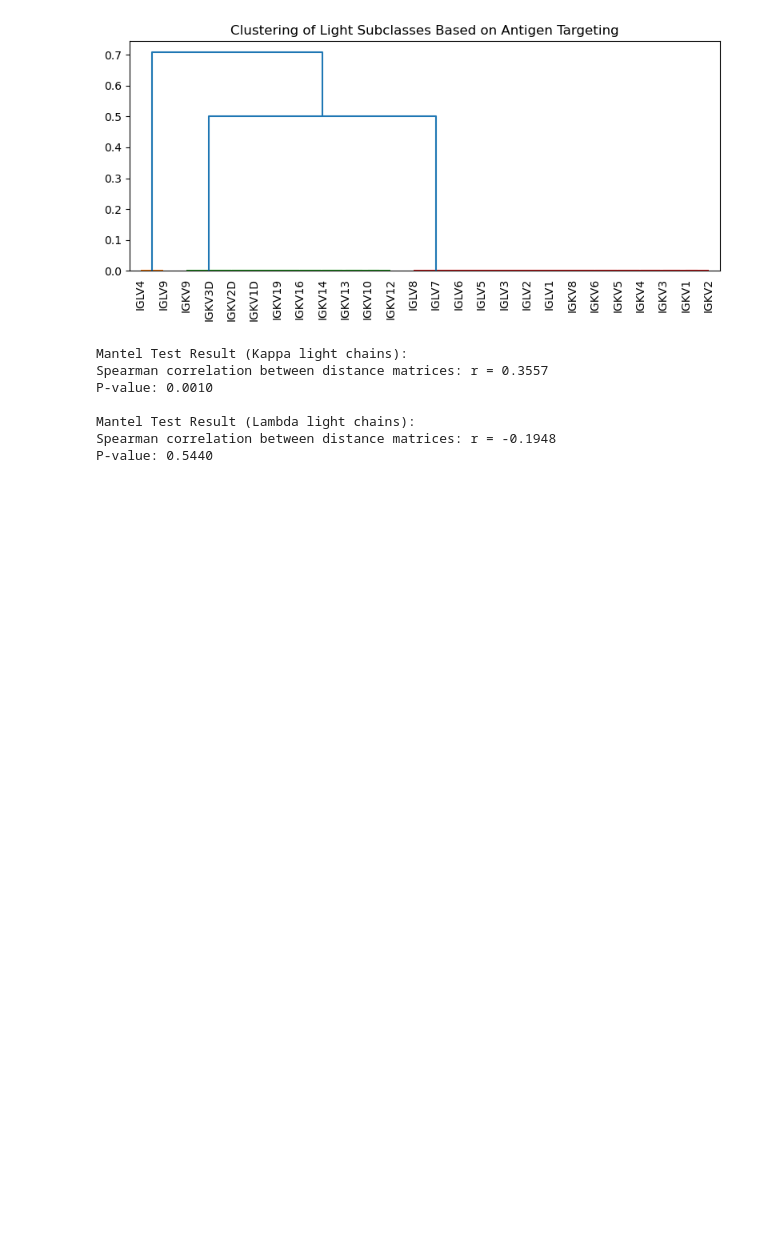
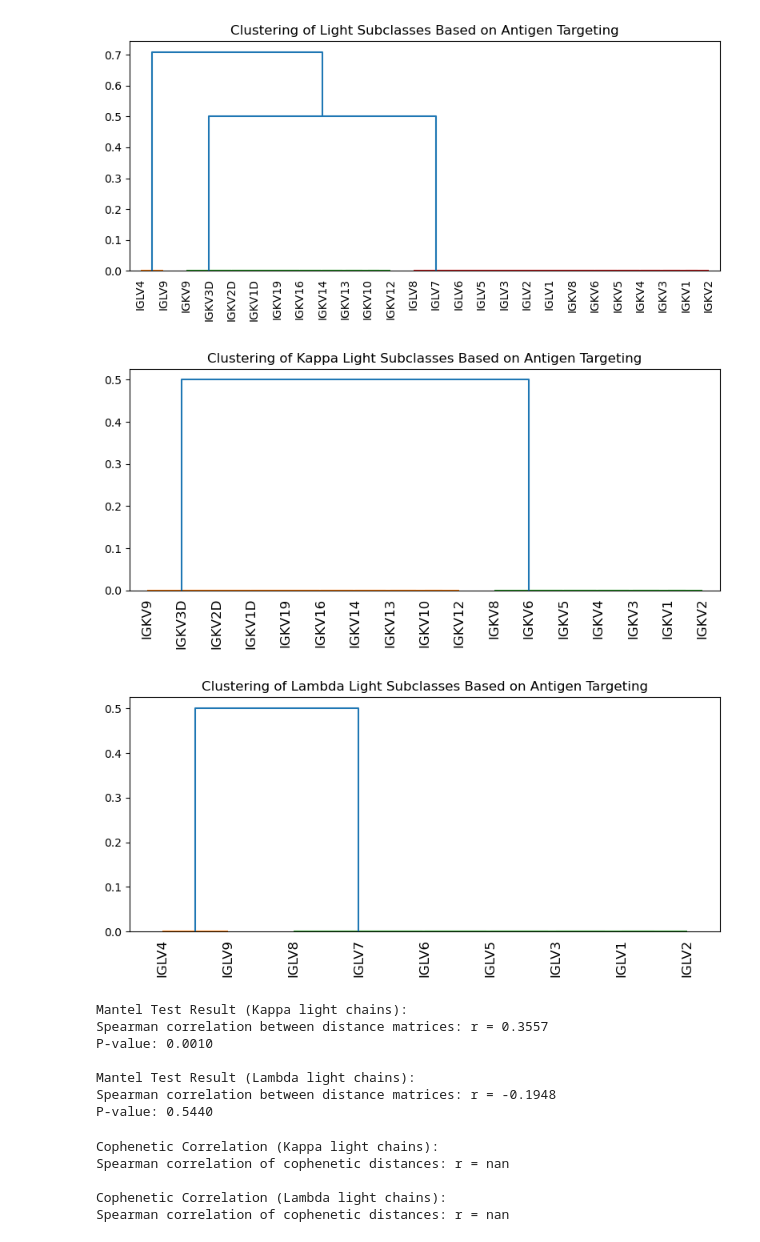
Before and after one commit to datascience-2025-group4/group04-team03, a Jupyter notebook: blasting/consensus_seq/consensus_genfamilien_lightchains.ipynb, the cells around one changed output. Saved outputs shown, nothing was run; the diff lists cells and outputs as text; code cells hidden in the pictures; blank space fills up the shorter version.

Commit message:
trying out cophenetic clustering

```diff
--- a/blasting/consensus_seq/consensus_genfamilien_lightchains.ipynb
+++ b/blasting/consensus_seq/consensus_genfamilien_lightchains.ipynb
@@ -422,6 +422,29 @@ plt.tight_layout()
 plt.show()
 # %% [output]
 [figure]
+# %%
+# Split into kappa and lambda based on the index (subclass names)
+kappa_matrix = binary_matrix[binary_matrix.index.str.startswith("IGKV")]
+lambda_matrix = binary_matrix[binary_matrix.index.str.startswith("IGLV")]
+
+dist_kappa = pdist(kappa_matrix.values, metric='hamming')
+linkage_kappa = linkage(dist_kappa, method='average')
+plt.figure(figsize=(8, 4))
+dendrogram(linkage_kappa, labels=kappa_matrix.index, leaf_rotation=90)
+plt.title("Clustering of Kappa Light Subclasses Based on Antigen Targeting")
+plt.tight_layout()
+plt.show()
+
+dist_lambda = pdist(lambda_matrix.values, metric='hamming')
+linkage_lambda = linkage(dist_lambda, method='average')
+plt.figure(figsize=(8, 4))
+dendrogram(linkage_lambda, labels=lambda_matrix.index, leaf_rotation=90)
+plt.title("Clustering of Lambda Light Subclasses Based on Antigen Targeting")
+plt.tight_layout()
+plt.show()
+# %% [output]
+[figure, added]
+[figure, added]
 # %%
 import numpy as np
 from scipy.spatial.distance import pdist, squareform
@@ -485,3 +508,44 @@ P-value: 0.0010
 Mantel Test Result (Lambda light chains):
 Spearman correlation between distance matrices: r = -0.1948
 P-value: 0.5440
+# %%
+from scipy.spatial.distance import squareform
+from scipy.cluster.hierarchy import linkage, cophenet
+from scipy.stats import spearmanr
+from itertools import combinations
+import numpy as np
+
+
+def cophenetic_correlation(consensus_dict, antigen_map, label=""):
+    labels = list(consensus_dict.keys())
+    sequences = list(consensus_dict.values())
+
+    # Hamming distance matrix (sequences)
+    dist_seq = np.array([[hamming_dist(s1, s2) for s2 in sequences] for s1 in sequences])
+    linkage_seq = linkage(squareform(dist_seq), method="average")
+
+    # Antigen Jaccard distance matrix
+    antigen_sets = [set(map(str.lower, antigen_map.get(l, set()))) for l in labels]
+    dist_antigen = np.zeros((len(labels), len(labels)))
+    for i, j in combinations(range(len(labels)), 2):
+        d = jaccard_distance(antigen_sets[i], antigen_sets[j])
+        dist_antigen[i, j] = dist_antigen[j, i] = d
+    linkage_antigen = linkage(squareform(dist_antigen), method="average")
+
+    # Cophenetic distances
+    coph_seq = cophenet(linkage_seq)[1]
+    coph_antigen = cophenet(linkage_antigen)[1]
+
+    # Correlation
+    corr, _ = spearmanr(coph_seq, coph_antigen)
+    print(f"\nCophenetic Correlation ({label}):")
+    print(f"Spearman correlation of cophenetic distances: r = {corr:.4f}")
+
+cophenetic_correlation(kappa_consensus_padded, kappa_antigen_map, label="Kappa light chains")
+cophenetic_correlation(lambda_consensus_padded, lambda_antigen_map, label="Lambda light chains")
+# %% [output]
+Cophenetic Correlation (Kappa light chains):
+Spearman correlation of cophenetic distances: r = nan
+
+Cophenetic Correlation (Lambda light chains):
+Spearman correlation of cophenetic distances: r = nan
```
